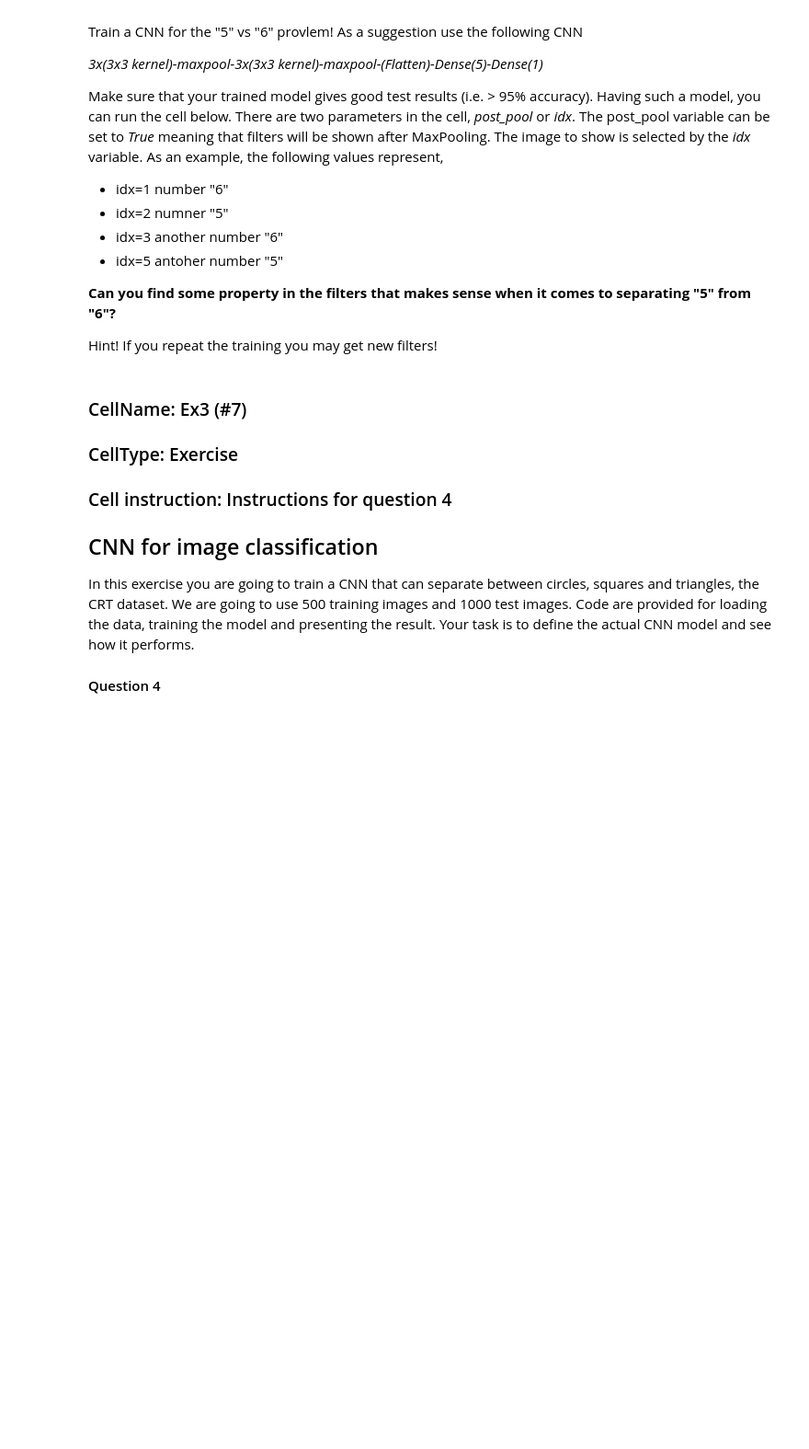
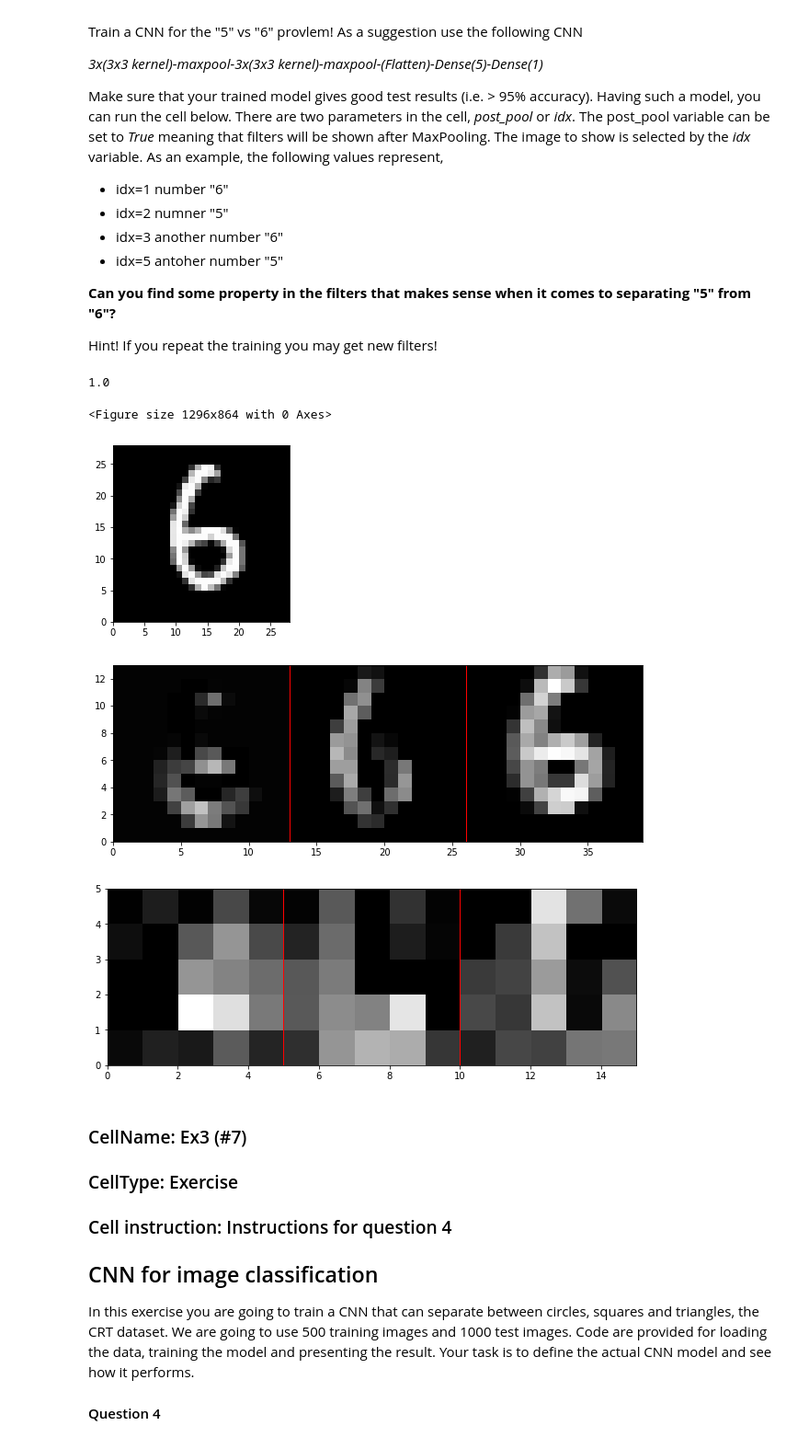
Before and after one commit to Zeo768/self, a Jupyter notebook: lab2/lab2.ipynb, the cells around one changed output. Shown: that part at 92% size. Drawn from its saved outputs; the diff is of its cells as text; code cells hidden in the pictures; blank space fills up the shorter version.

```diff
--- a/lab2/lab2.ipynb
+++ b/lab2/lab2.ipynb
@@ -406,37 +406,43 @@ Make sure that your trained model gives good test results (i.e. > 95% accuracy).
 Hint! If you repeat the training you may get new filters!
 # %%
 # if True then Maxpooling will be applied before showing the filter
-post_pool = False
+post_pool = True
 
 # The image index to show
-idx = 5
+idx = 3
 
 kind = MaxPooling2D if post_pool else Conv2D
 outs = [l.output for l in model.layers if isinstance(l, kind)]
 #outs = [model.layers[0].input] + [l.output for l in model.layers if isinstance(l, kind)]
 intermediate = K.function([model.layers[0].input, K.learning_phase()], outs)
 print(ytest[idx])
 states = [xtest[idx:idx+1]] + intermediate([xtest[idx:idx+1], 0])
 #states = intermediate([xtest[idx:idx+1], 0])
 plt.figure(figsize=(18,12))
 for k,s in enumerate(states):
     plt.figure(figsize=(18,12))
     plt.subplot(len(outs)+1,1,k+1)
     #plt.subplot(len(outs),1,k+1)
     pics = s[0]
     pics = np.rollaxis(pics,2,0)
     rows = 2 if pics.shape[0] > 8 else 1
     cols = pics.shape[0]//rows
     imgshape = pics.shape[1:]
     pics = pics.reshape((rows,cols)+imgshape)
     pics = pics.swapaxes(1,2)
     pics = pics.reshape((pics.shape[0]*pics.shape[1], pics.shape[2]*pics.shape[3]))
     extent = (0,cols*imgshape[0], 0,rows*imgshape[1])
     plt.imshow(pics,cmap='gray',extent=extent)
     for r in range(1,rows):
         plt.plot([0,cols*imgshape[0]], [r*imgshape[1], r*imgshape[1]], color='r', linestyle='-', linewidth=1)
     for c in range(1,cols):
         plt.plot([c*imgshape[0], c*imgshape[0]], [0,rows*imgshape[1]], color='r', linestyle='-', linewidth=1)
+# %% [output]
+1.0
+<Figure size 1296x864 with 0 Axes>
+[figure, added]
+[figure, added]
+[figure, added]
 # %% [markdown]
 ### CellName: Ex3 (#7)
 ### CellType: Exercise
```
Also changed, not shown: parts of 4 cells of this notebook.
